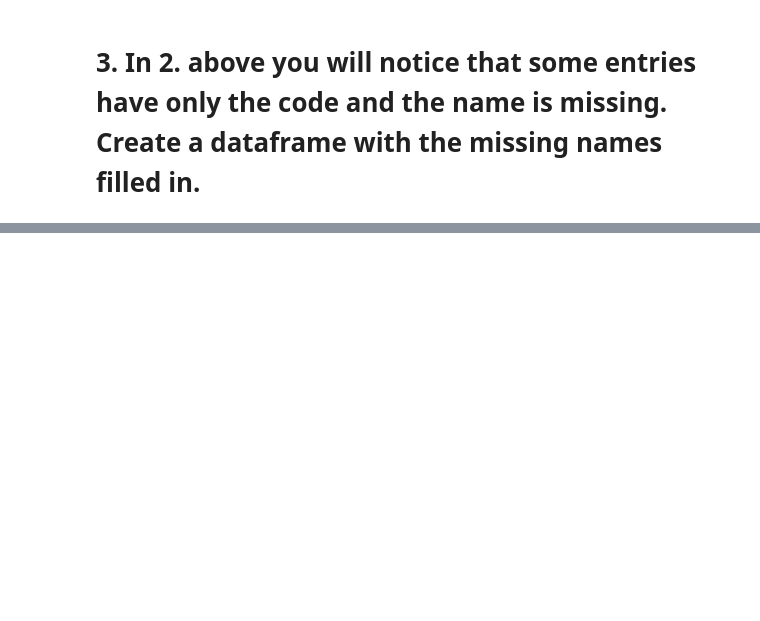
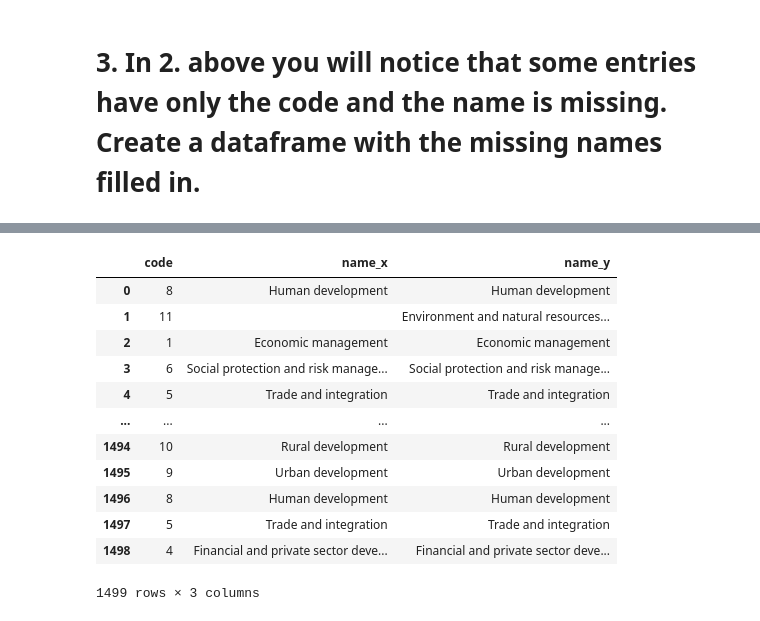
Before and after one commit to kwcode2016/mec-5.4.4-json-data-wrangling-mini-project, a Jupyter notebook: Mini_Project_Wrangling_Json_Exercise.ipynb, the cells around one changed output, grey strips where cells are left out. Saved outputs shown, nothing was run; the diff lists cells and outputs as text; code cells hidden in the pictures; blank space fills up the shorter version.

Commit message:
rough complete draft with final correct q3 merged df

```diff
--- a/Mini_Project_Wrangling_Json_Exercise.ipynb
+++ b/Mini_Project_Wrangling_Json_Exercise.ipynb
@@ -164,12 +170,15 @@ mjtheme_namecode_df [mjtheme_namecode_df['code'] == '7']
 # %%
 # getting the names for each code
 # mjtheme_namecode_list_df = mjtheme_namecode_df.groupby(['code','name']).max()
-# mjtheme_namecode_list_df = mjtheme_namecode_df.groupby(['code']).max()
+mjtheme_namecode_list_df = mjtheme_namecode_df.groupby(['code']).max()
 # mjtheme_namecode_list_df = mjtheme_namecode_df.groupby(['code'], group_keys=False).agg({'code': ['max'], 'name':['max'] })
-mjtheme_namecode_list_df = mjtheme_namecode_df.groupby(['code'], group_keys=False).max()
+# mjtheme_namecode_list_df = mjtheme_namecode_df.groupby(['code'], group_keys=False).max()
 
-mjtheme_namecode_list_df.columns = mjtheme_namecode_list_df.columns.to_flat_index()
+# mjtheme_namecode_list_df.columns = mjtheme_namecode_list_df.columns.to_flat_index()
 
 # dict(mjtheme_namecode_list_df)[('name', 'max')]
 # mjtheme_namecode_list_df.columns
-mjtheme_namecode_list_df = mjtheme_namecode_list_df.add_suffix('').reset_index()
+# mjtheme_namecode_list_df = mjtheme_namecode_list_df.add_suffix('').reset_index()
+mjtheme_namecode_list_df = mjtheme_namecode_list_df.reset_index()
+
+mjtheme_namecode_list_df
@@ -223,0 +231,24 @@ memory usage: 304.0+ bytes
+# %%
+# mjtheme_namecode_df.info()
+# mjtheme_namecode_list_df.info()
+# mjtheme_namecode_merged_df =  pd.merge(mjtheme_namecode_df, mjtheme_namecode_list_df, on = ["code"]).drop(columns=['name_x'])
+mjtheme_namecode_merged_df =  pd.merge(mjtheme_namecode_df, mjtheme_namecode_list_df, on = ["code"], how='left')
+mjtheme_namecode_merged_df
+# mjtheme_namecode_merged_df.drop(columns=['name_x'], inplace=True)
+
+# mjtheme_namecode_merged_df[200:220]
+# mjtheme_namecode_df[100:120]
+# %% [output]
+|  | code | name_x | name_y |
+| 0 | 8 | Human development | Human development |
+| 1 | 11 |  | Environment and natural resources... |
+| 2 | 1 | Economic management | Economic management |
+| 3 | 6 | Social protection and risk manage... | Social protection and risk manage... |
+| 4 | 5 | Trade and integration | Trade and integration |
+| ... | ... | ... | ... |
+| 1494 | 10 | Rural development | Rural development |
+| 1495 | 9 | Urban development | Urban development |
+| 1496 | 8 | Human development | Human development |
+| 1497 | 5 | Trade and integration | Trade and integration |
+| 1498 | 4 | Financial and private sector deve... | Financial and private sector deve... |
+1499 rows × 3 columns
```
Also changed, not shown: parts of 7 cells of this notebook.
